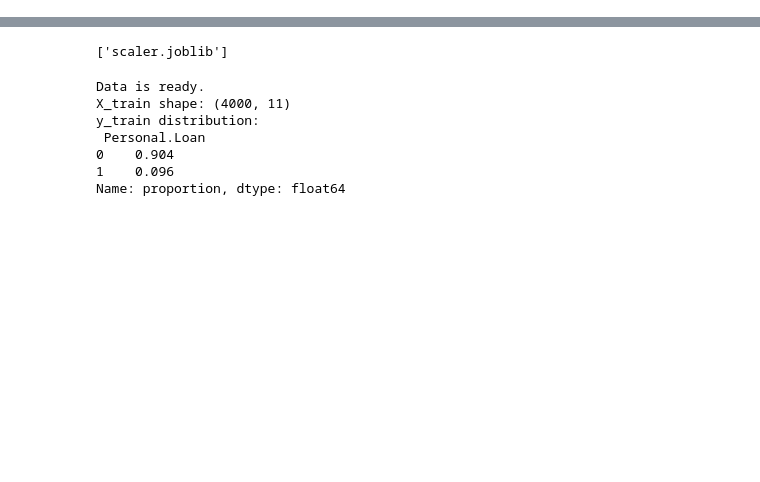
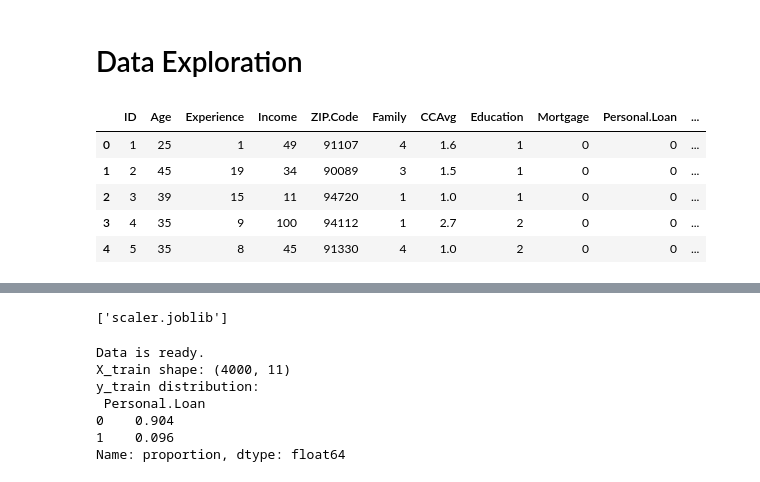
Before and after one commit to Nchan8120/BankLoanApproval, a Jupyter notebook: BankLoanModel.ipynb, the cells around one changed output, grey strips where cells are left out. Drawn from its saved outputs; the diff is of its cells as text; code cells hidden in the pictures; blank space fills up the shorter version.

```diff
--- a/BankLoanModel.ipynb
+++ b/BankLoanModel.ipynb
@@ -0,0 +1,2 @@
+# %% [markdown]
+# Data Exploration
@@ -0,0 +7,13 @@
+# %%
+# Load the data
+df = pd.read_csv('data/bankloan.csv')
+
+# Basic Info
+df.head()
+# %% [output]
+|  | ID | Age | Experience | Income | ZIP.Code | Family | CCAvg | Education | Mortgage | Personal.Loan | ... |
+| 0 | 1 | 25 | 1 | 49 | 91107 | 4 | 1.6 | 1 | 0 | 0 | ... |
+| 1 | 2 | 45 | 19 | 34 | 90089 | 3 | 1.5 | 1 | 0 | 0 | ... |
+| 2 | 3 | 39 | 15 | 11 | 94720 | 1 | 1.0 | 1 | 0 | 0 | ... |
+| 3 | 4 | 35 | 9 | 100 | 94112 | 1 | 2.7 | 2 | 0 | 0 | ... |
+| 4 | 5 | 35 | 8 | 45 | 91330 | 4 | 1.0 | 2 | 0 | 0 | ... |
```
Also changed, not shown: parts of 13 cells of this notebook, 1 other file.
